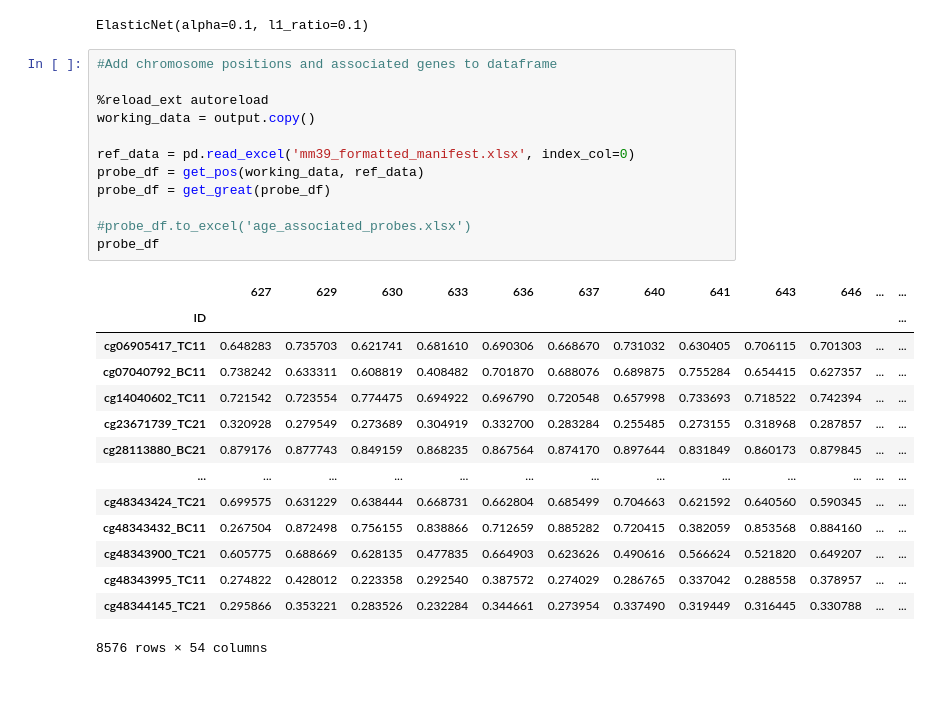
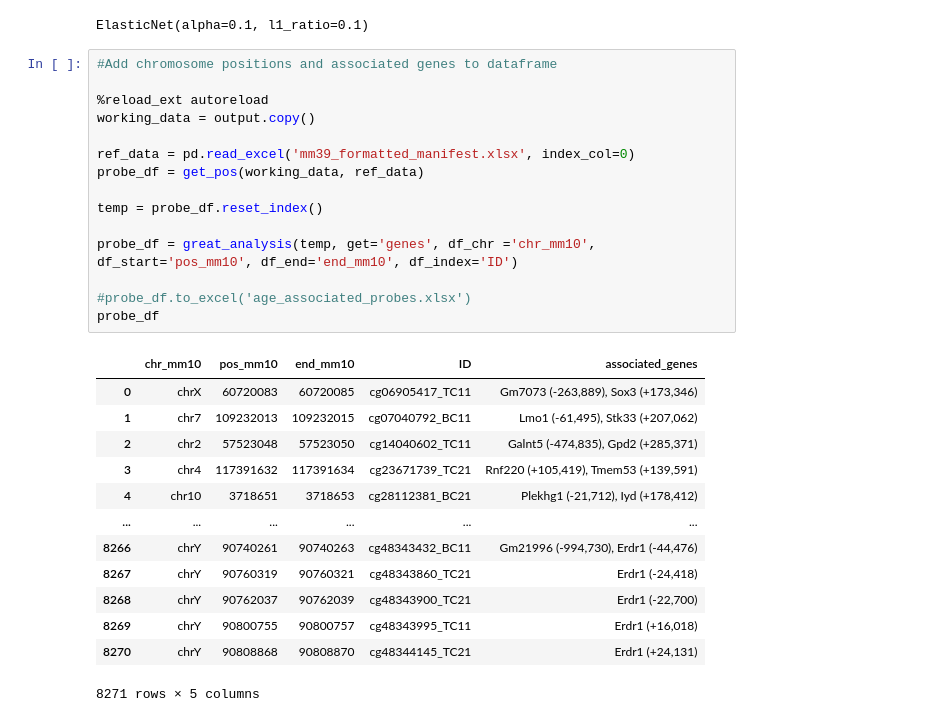
Before and after one commit to SamAndTheSun/pellegrini_temp, a Jupyter notebook: death_prediction_model.ipynb, the cells around one changed output. Saved outputs shown, nothing was run; the diff lists cells and outputs as text; blank space fills up the shorter version.

```diff
--- a/death_prediction_model.ipynb
+++ b/death_prediction_model.ipynb
@@ -818,30 +819,32 @@ ElasticNet(alpha=0.1, l1_ratio=0.1)
 # %%
 #Add chromosome positions and associated genes to dataframe
 
 %reload_ext autoreload
 working_data = output.copy()
 
 ref_data = pd.read_excel('mm39_formatted_manifest.xlsx', index_col=0)
 probe_df = get_pos(working_data, ref_data)
-probe_df = get_great(probe_df)
+
+temp = probe_df.reset_index()
+
+probe_df = great_analysis(temp, get='genes', df_chr ='chr_mm10', df_start='pos_mm10', df_end='end_mm10', df_index='ID')
 
 #probe_df.to_excel('age_associated_probes.xlsx')
 probe_df
 # %% [output]
-|  | 627 | 629 | 630 | 633 | 636 | 637 | 640 | 641 | 643 | 646 | ... | ... |
-| ID |  |  |  |  |  |  |  |  |  |  |  | ... |
-| cg06905417_TC11 | 0.648283 | 0.735703 | 0.621741 | 0.681610 | 0.690306 | 0.668670 | 0.731032 | 0.630405 | 0.706115 | 0.701303 | ... | ... |
-| cg07040792_BC11 | 0.738242 | 0.633311 | 0.608819 | 0.408482 | 0.701870 | 0.688076 | 0.689875 | 0.755284 | 0.654415 | 0.627357 | ... | ... |
-| cg14040602_TC11 | 0.721542 | 0.723554 | 0.774475 | 0.694922 | 0.696790 | 0.720548 | 0.657998 | 0.733693 | 0.718522 | 0.742394 | ... | ... |
-| cg23671739_TC21 | 0.320928 | 0.279549 | 0.273689 | 0.304919 | 0.332700 | 0.283284 | 0.255485 | 0.273155 | 0.318968 | 0.287857 | ... | ... |
-| cg28113880_BC21 | 0.879176 | 0.877743 | 0.849159 | 0.868235 | 0.867564 | 0.874170 | 0.897644 | 0.831849 | 0.860173 | 0.879845 | ... | ... |
-| ... | ... | ... | ... | ... | ... | ... | ... | ... | ... | ... | ... | ... |
-| cg48343424_TC21 | 0.699575 | 0.631229 | 0.638444 | 0.668731 | 0.662804 | 0.685499 | 0.704663 | 0.621592 | 0.640560 | 0.590345 | ... | ... |
-| cg48343432_BC11 | 0.267504 | 0.872498 | 0.756155 | 0.838866 | 0.712659 | 0.885282 | 0.720415 | 0.382059 | 0.853568 | 0.884160 | ... | ... |
-| cg48343900_TC21 | 0.605775 | 0.688669 | 0.628135 | 0.477835 | 0.664903 | 0.623626 | 0.490616 | 0.566624 | 0.521820 | 0.649207 | ... | ... |
-| cg48343995_TC11 | 0.274822 | 0.428012 | 0.223358 | 0.292540 | 0.387572 | 0.274029 | 0.286765 | 0.337042 | 0.288558 | 0.378957 | ... | ... |
-| cg48344145_TC21 | 0.295866 | 0.353221 | 0.283526 | 0.232284 | 0.344661 | 0.273954 | 0.337490 | 0.319449 | 0.316445 | 0.330788 | ... | ... |
+|  | chr_mm10 | pos_mm10 | end_mm10 | ID | associated_genes |
+| 0 | chrX | 60720083 | 60720085 | cg06905417_TC11 | Gm7073 (-263,889), Sox3 (+173,346) |
+| 1 | chr7 | 109232013 | 109232015 | cg07040792_BC11 | Lmo1 (-61,495), Stk33 (+207,062) |
+| 2 | chr2 | 57523048 | 57523050 | cg14040602_TC11 | Galnt5 (-474,835), Gpd2 (+285,371) |
+| 3 | chr4 | 117391632 | 117391634 | cg23671739_TC21 | Rnf220 (+105,419), Tmem53 (+139,591) |
+| 4 | chr10 | 3718651 | 3718653 | cg28112381_BC21 | Plekhg1 (-21,712), Iyd (+178,412) |
+| ... | ... | ... | ... | ... | ... |
+| 8266 | chrY | 90740261 | 90740263 | cg48343432_BC11 | Gm21996 (-994,730), Erdr1 (-44,476) |
+| 8267 | chrY | 90760319 | 90760321 | cg48343860_TC21 | Erdr1 (-24,418) |
+| 8268 | chrY | 90762037 | 90762039 | cg48343900_TC21 | Erdr1 (-22,700) |
+| 8269 | chrY | 90800755 | 90800757 | cg48343995_TC11 | Erdr1 (+16,018) |
+| 8270 | chrY | 90808868 | 90808870 | cg48344145_TC21 | Erdr1 (+24,131) |
-8576 rows × 54 columns
+8271 rows × 5 columns
 # %%
 get_cistrome(probe_df, fig_w=5000, fig_h=1800, check_pval=False, top_10k=True)
 # %% [output]
```
Also changed, not shown: parts of 7 cells of this notebook, 1 other file.
